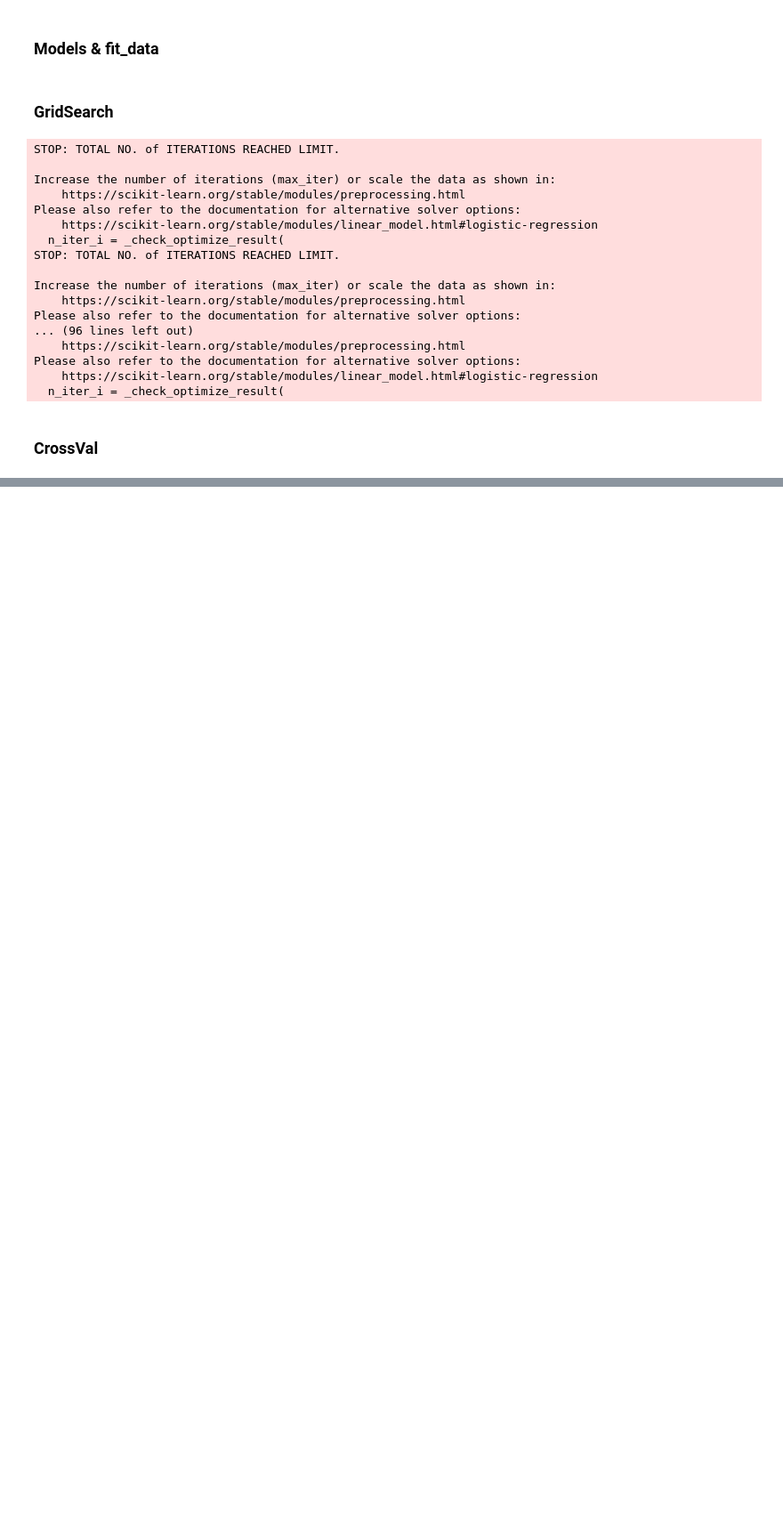
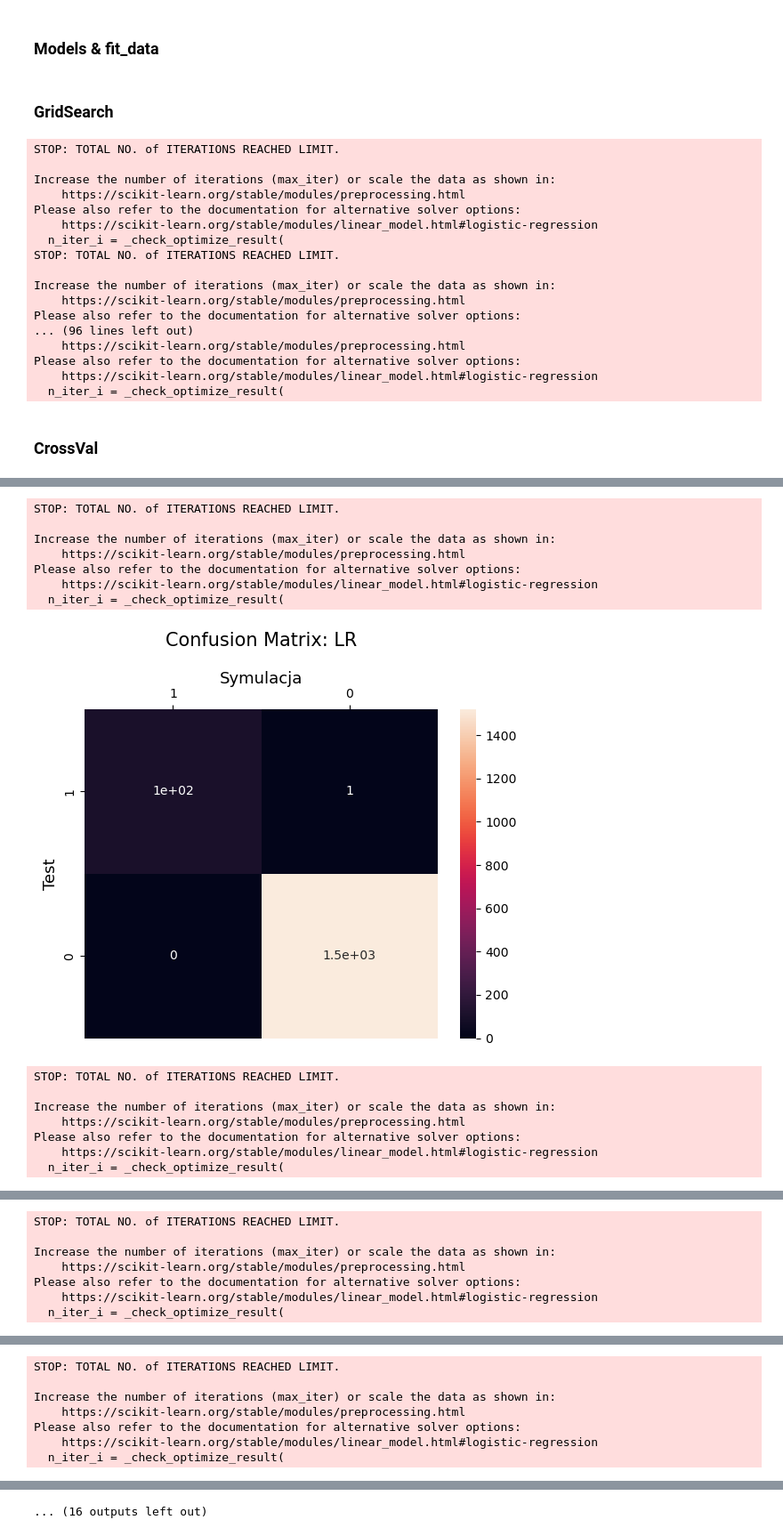
Before and after one commit to BeNNeTTcik/xgboost, a Jupyter notebook: notebooks/ips.ipynb, the cells around one changed output, grey strips where cells are left out. Shown at 89% size. Cells and saved outputs as stored; diff of their text form; code cells hidden in the pictures; blank space fills up the shorter version.

```diff
--- a/notebooks/ips.ipynb
+++ b/notebooks/ips.ipynb
@@ -623,0 +622,5 @@ Please also refer to the documentation for alternative solver options:
+# %%
+for model_name, model in models.items():
+    name = f"D:\\ml\\xgboost-main\\models\\IPS\\{model_name}.joblib"
+    dump(model, name)
+    print(f"Model {model_name} saved in: {name}")
@@ -623,0 +650,34 @@ Please also refer to the documentation for alternative solver options:
+# %%
+for model_name, model in models.items():
+
+    # Pobieramy odpowiednie dane do trenowania dla bieżącego modelu
+    X_train, y_train = fit_data[model_name]
+    learned = model.fit(X_train, y_train)
+    y_pred = learned.predict(X_test)
+    conf_mat = confusion_matrix(y_test, y_pred)
+
+    sns.heatmap(conf_mat, annot=True, xticklabels=["1", "0"], yticklabels=["1", "0"])
+    plt.ylabel("Test", fontsize=13)
+    plt.title(f"Confusion Matrix: {model_name}", fontsize=15, pad=20)
+    plt.gca().xaxis.set_label_position("top")
+    plt.xlabel("Symulacja", fontsize=13)
+    plt.gca().xaxis.tick_top()
+    plt.savefig(f'D:\\ml\\xgboost-main\\reports\\IPS\\conf matrix\\{model_name}.png', bbox_inches="tight", dpi=200)
+    plt.show()
+    plt.close()
+# %% [output]
+STOP: TOTAL NO. of ITERATIONS REACHED LIMIT.
+
+Increase the number of iterations (max_iter) or scale the data as shown in:
+    https://scikit-learn.org/stable/modules/preprocessing.html
+Please also refer to the documentation for alternative solver options:
+    https://scikit-learn.org/stable/modules/linear_model.html#logistic-regression
+  n_iter_i = _check_optimize_result(
+[figure, added]
+STOP: TOTAL NO. of ITERATIONS REACHED LIMIT.
+
+Increase the number of iterations (max_iter) or scale the data as shown in:
+    https://scikit-learn.org/stable/modules/preprocessing.html
+Please also refer to the documentation for alternative solver options:
+    https://scikit-learn.org/stable/modules/linear_model.html#logistic-regression
+  n_iter_i = _check_optimize_result(
@@ -623,0 +685,7 @@ Please also refer to the documentation for alternative solver options:
+STOP: TOTAL NO. of ITERATIONS REACHED LIMIT.
+
+Increase the number of iterations (max_iter) or scale the data as shown in:
+    https://scikit-learn.org/stable/modules/preprocessing.html
+Please also refer to the documentation for alternative solver options:
+    https://scikit-learn.org/stable/modules/linear_model.html#logistic-regression
+  n_iter_i = _check_optimize_result(
@@ -623,0 +693,7 @@ Please also refer to the documentation for alternative solver options:
+STOP: TOTAL NO. of ITERATIONS REACHED LIMIT.
+
+Increase the number of iterations (max_iter) or scale the data as shown in:
+    https://scikit-learn.org/stable/modules/preprocessing.html
+Please also refer to the documentation for alternative solver options:
+    https://scikit-learn.org/stable/modules/linear_model.html#logistic-regression
+  n_iter_i = _check_optimize_result(
@@ -623,0 +705 @@ Please also refer to the documentation for alternative solver options:
+... (16 outputs left out)
```
Also changed, not shown: parts of 11 cells of this notebook, 32 other files.
